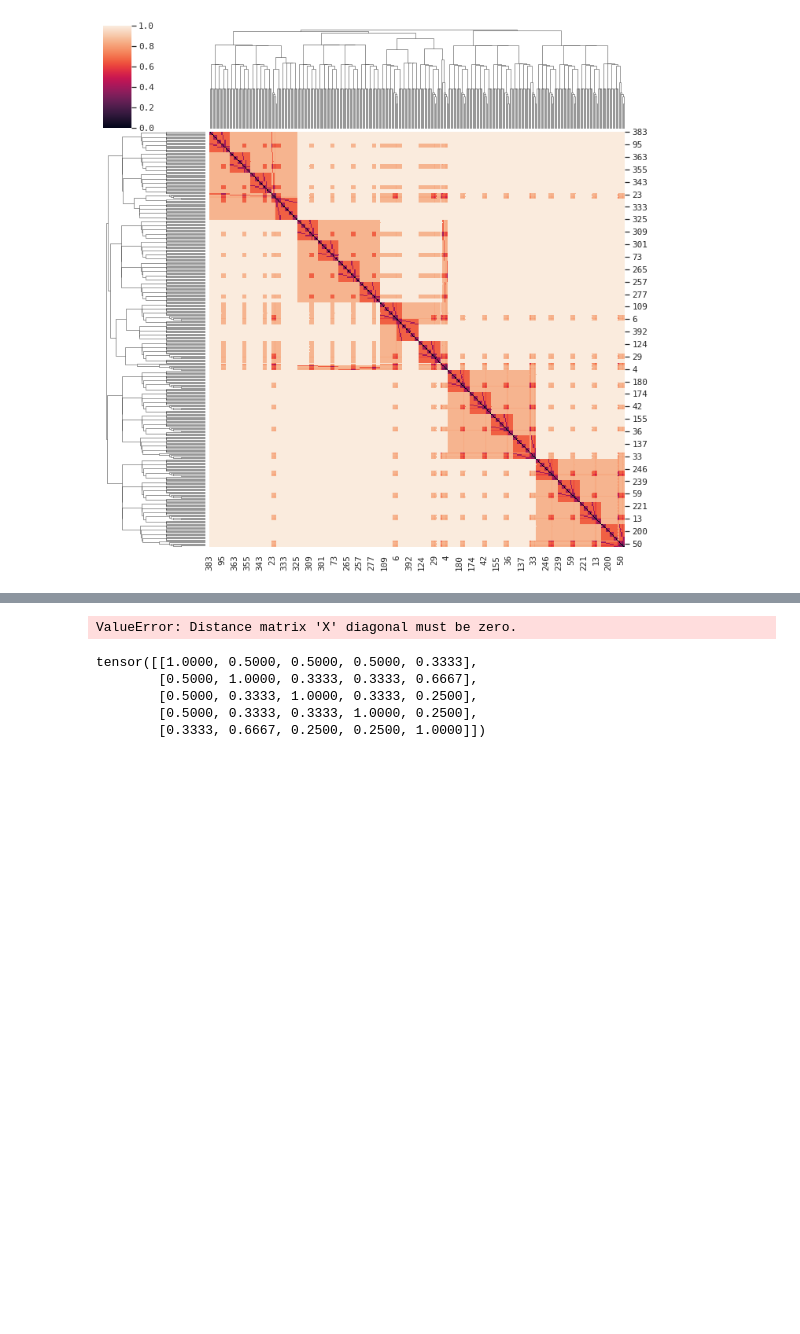
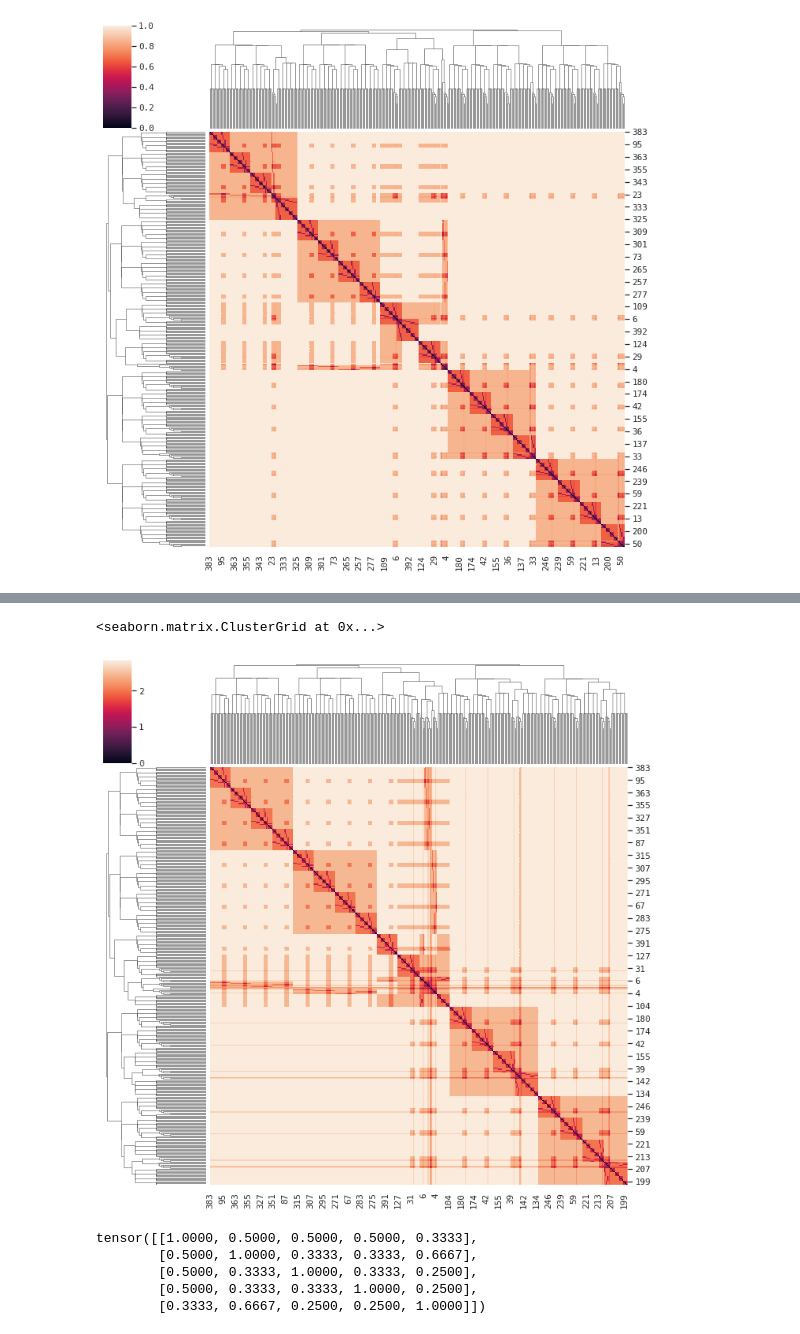
Before and after one commit to sjgosai/boda2, a Jupyter notebook: analysis/SG006__diversity_metrics/dev_and_test_metrics.ipynb, the cells around one changed output, grey strips where cells are left out. Cells and saved outputs as stored; diff of their text form; code cells hidden in the pictures; blank space fills up the shorter version.

```diff
--- a/analysis/SG006__diversity_metrics/dev_and_test_metrics.ipynb
+++ b/analysis/SG006__diversity_metrics/dev_and_test_metrics.ipynb
@@ -33,40 +36,6 @@ for x in octamer_loader:
     results.append( pentamer_scan( batch ).max(dim=-1)[0].cpu()  )
 
 results = torch.cat(results, dim=0)
-# %%
-def jaccard_index(x, y, max_batch_size=1024, dtype=torch.float, device='cpu'):
-    assert len(x.shape) == 2, f"expected x as 2D tensor, instead got shape {x.shape}"
-    assert len(y.shape) == 2, f"expected y as 2D tensor, instead got shape {y.shape}"
-    matrix = []
-    x_loader = torch.utils.data.DataLoader( x, batch_size=max_batch_size )
-    y_loader = torch.utils.data.DataLoader( y, batch_size=max_batch_size )
-    for x_batch in x_loader:
-        row = []
-        x_batch = x_batch.unsqueeze(1)
-        for y_batch in y_loader:
-            y_batch = y_batch.unsqueeze(0)
-            inter = torch.logical_and(x_batch,y_batch).sum(-1)
-            union = torch.logical_or(x_batch,y_batch).sum(-1)
-            ji = inter / union
-            row.append(ji.type(dtype).to(device))
-        matrix.append( torch.cat(row,dim=-1) )
-    return torch.cat(matrix,dim=0)
-
-def euclidean_distance(x, y, max_batch_size=1024, dtype=torch.float, device='cpu'):
-    assert len(x.shape) == 2, f"expected x as 2D tensor, instead got shape {x.shape}"
-    assert len(y.shape) == 2, f"expected y as 2D tensor, instead got shape {y.shape}"
-    matrix = []
-    x_loader = torch.utils.data.DataLoader( x, batch_size=max_batch_size )
-    y_loader = torch.utils.data.DataLoader( y, batch_size=max_batch_size )
-    for x_batch in x_loader:
-        row = []
-        x_batch = x_batch.unsqueeze(1)
-        for y_batch in y_loader:
-            y_batch = y_batch.unsqueeze(0)
-            dist  = (x_batch - y_batch).pow(2).sum(-1).pow(0.5)
-            row.append(dist.type(dtype).to(device))
-        matrix.append( torch.cat(row,dim=-1) )
-    return torch.cat(matrix,dim=0)
 # %%
 results.shape
 # %% [output]
@@ -103,9 +68,10 @@ RuntimeError: "diag" not implemented for 'Half'
 # %%
-DF_dism = 1 - euc_res[:400,:400].cpu().numpy()   # distance matrix
+DF_dism = euc_res[:400,:400].cpu().numpy()   # distance matrix
 linkage = hierarchy.linkage(spatial.distance.squareform(DF_dism), method='average')
 sns.clustermap(DF_dism, row_linkage=linkage, col_linkage=linkage)
 # %% [output]
-ValueError: Distance matrix 'X' diagonal must be zero.
+<seaborn.matrix.ClusterGrid at 0x...>
+[figure, added]
 # %%
 import pandas as pd, seaborn as sns
 import scipy.spatial as sp, scipy.cluster.hierarchy as hc
```
Also changed, not shown: parts of 5 cells of this notebook.
